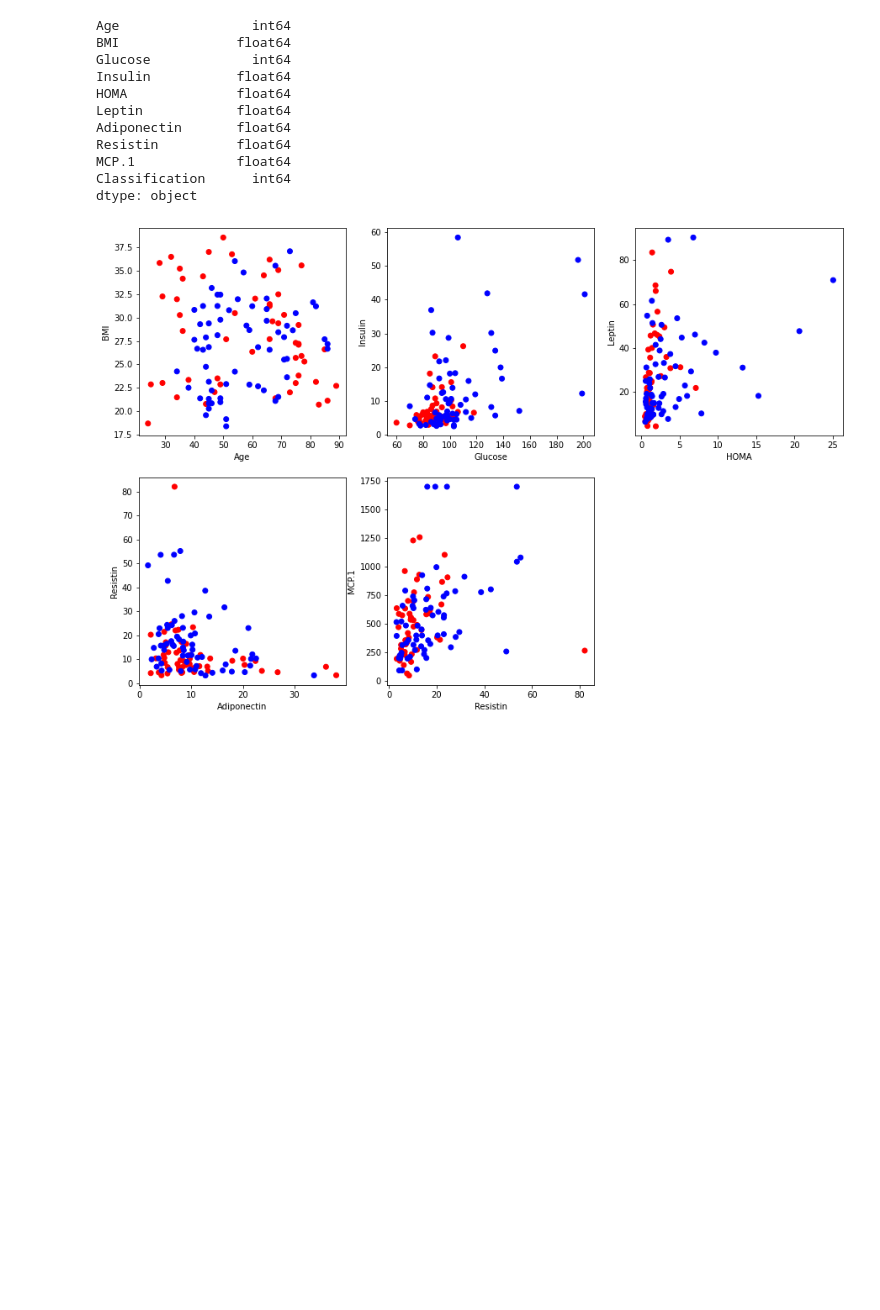
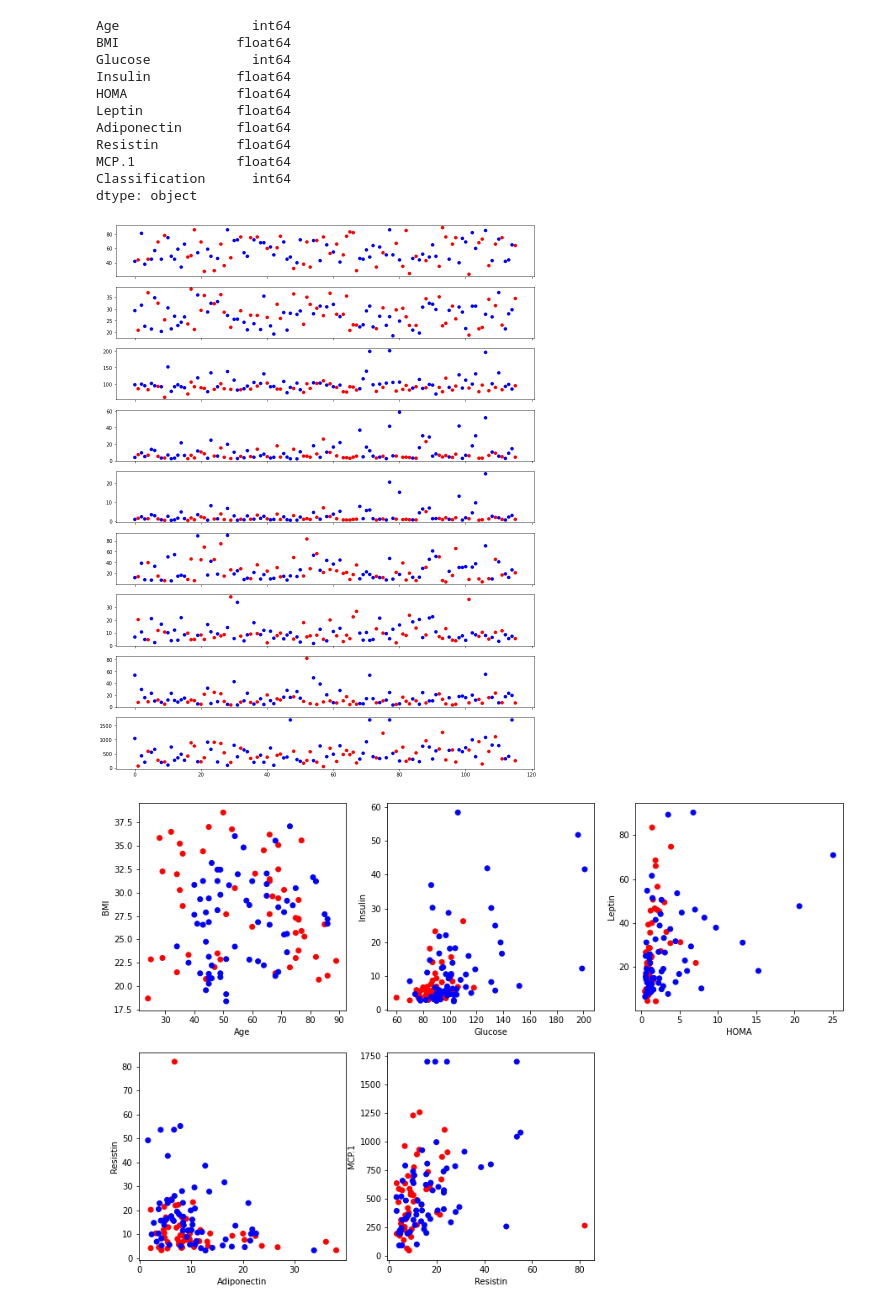
Before and after one commit to MohamadRezaei0/-Breast-Cancer-Prediction-Model, a Jupyter notebook: t1.ipynb, the cells around one changed output. Drawn from its saved outputs; the diff is of its cells as text; code cells hidden in the pictures; blank space fills up the shorter version.

Commit message:
add one feature plot of data

```diff
--- a/t1.ipynb
+++ b/t1.ipynb
@@ -28,4 +30,22 @@ Resistin          float64
 MCP.1             float64
 Classification      int64
 dtype: object
+# %%
+one_features = dataFrame.drop(['Classification'], axis=1).columns
+class_colors = ['red', 'blue']
+
+n_row = one_features.__len__()
+n_col = 1
+
+fig, axes = plt.subplots(n_row, n_col, tight_layout=False, figsize=(15 ,20), sharex=True)
+
+# shuffle data
+temp_data = dataFrame.sample(frac=1).reset_index(drop=True)
+
+for column, axis in zip(one_features, axes):
+    axis.scatter(range(temp_data[column].__len__()), temp_data[column],
+                   c=temp_data['Classification'],
+                   cmap=ListedColormap(class_colors))
+# %% [output]
+[figure, added]
 # %%
```
Also changed, not shown: parts of 3 cells of this notebook.
